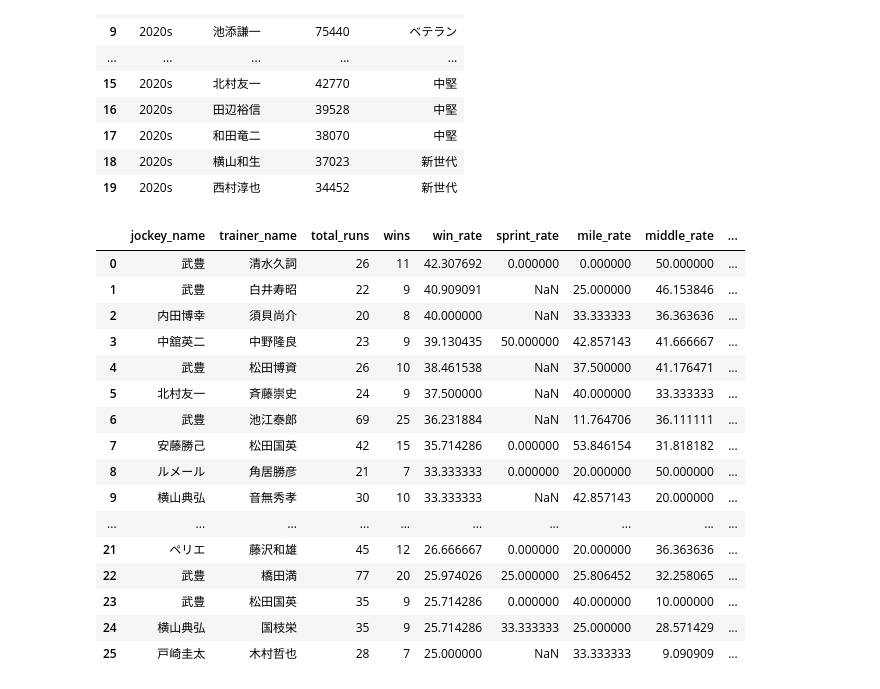
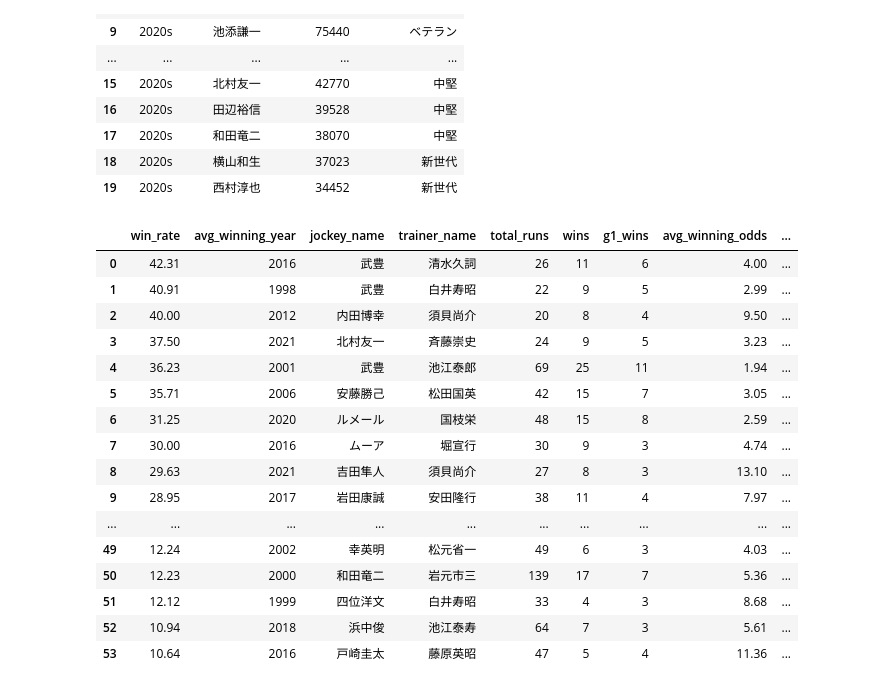
Before and after one commit to nozomusudo/stallion-analytics, a Jupyter notebook: packages/ml-analysis/notebooks/06_simple_postgresql_sql.ipynb, the cells around one changed output. Saved outputs shown, nothing was run; the diff lists cells and outputs as text; code cells hidden in the pictures.

```diff
--- a/packages/ml-analysis/notebooks/06_simple_postgresql_sql.ipynb
+++ b/packages/ml-analysis/notebooks/06_simple_postgresql_sql.ipynb
@@ -879,51 +879,76 @@ query ("""
             COUNT (*) AS total_runs,
             COUNT (CASE WHEN rr.finish_position = 1 THEN 1 END) AS wins,
             COUNT (CASE WHEN rr.finish_position = 1 THEN 1 END) * 100.0 / COUNT(*) AS win_rate,
+            COUNT (CASE WHEN rr.finish_position = 1 AND r.grade = 'G1' THEN 1 END) AS g1_wins,
 
             -- 距離帯別勝率を計算
             COUNT(CASE WHEN r.distance::INTEGER <= 1200 AND rr.finish_position = 1 THEN 1 END) * 100.0
                 / NULLIF(COUNT(CASE WHEN r.distance::INTEGER <= 1200 THEN 1 END), 0) AS sprint_rate,
             COUNT(CASE WHEN r.distance::INTEGER BETWEEN 1201 AND 1800 AND rr.finish_position = 1 THEN 1 END) * 100.0
                 / NULLIF(COUNT(CASE WHEN r.distance::INTEGER BETWEEN 1201 AND 1800 THEN 1 END), 0) AS mile_rate,
             COUNT(CASE WHEN r.distance::INTEGER BETWEEN 1801 AND 2400 AND rr.finish_position = 1 THEN 1 END) * 100.0
                 / NULLIF(COUNT(CASE WHEN r.distance::INTEGER BETWEEN 1801 AND 2400 THEN 1 END), 0) AS middle_rate,
             COUNT(CASE WHEN r.distance::INTEGER > 2400 AND rr.finish_position = 1 THEN 1 END) * 100.0
-                / NULLIF(COUNT(CASE WHEN r.distance::INTEGER > 2400 THEN 1 END), 0) AS long_rate
+                / NULLIF(COUNT(CASE WHEN r.distance::INTEGER > 2400 THEN 1 END), 0) AS long_rate,
+
+            -- 得意競馬場
+            MODE() WITHIN GROUP (ORDER BY
+                CASE WHEN rr.finish_position = 1 THEN r.track_name END)
+                AS favorite_track,
+
+            -- 主な代表馬
+            MAX(CASE WHEN rr.finish_position = 1 THEN rr.horse_name END) AS top_horse,
+
+            -- 勝利レースにおけるオッズの平均
+            AVG(CASE WHEN rr.finish_position =1 THEN rr.odds END) AS avg_winning_odds,
+
+            -- 勝利レースにおける平均開催年
+            AVG(CASE WHEN rr.finish_position = 1 THEN EXTRACT(YEAR FROM r.race_date) END) AS avg_winning_year
 
         FROM race_results rr
         JOIN races r ON r.race_id = rr.race_id
         GROUP BY rr.jockey_name, rr.trainer_name
         HAVING COUNT(*) >= 20
             AND COUNT (CASE WHEN r.grade = 'G1' AND rr.finish_position = 1 THEN 1 END) >= 1
     )
     SELECT
-        *,
+        ROUND(win_rate, 2) AS win_rate,
+        ROUND(avg_winning_year, 0)::INTEGER AS avg_winning_year,
+        jockey_name,
+        trainer_name,
+        total_runs,
+        wins,
+        g1_wins,
+        ROUND(avg_winning_odds, 2) AS avg_winning_odds,
         CASE
             WHEN GREATEST(COALESCE(sprint_rate, 0), COALESCE(mile_rate, 0), COALESCE(long_rate, 0)) = COALESCE(sprint_rate, 0) THEN '短距離'
             WHEN GREATEST(COALESCE(sprint_rate, 0), COALESCE(mile_rate, 0), COALESCE(long_rate, 0)) = COALESCE(mile_rate, 0) THEN 'マイル'
             WHEN GREATEST(COALESCE(sprint_rate, 0), COALESCE(mile_rate, 0), COALESCE(long_rate, 0)) = COALESCE(middle_rate, 0) THEN '中距離'
             ELSE '長距離'
-        END AS best_distance_type
+        END AS best_distance_type,
+        favorite_track,
+        top_horse
     FROM jockey_trainer_stats
-    WHERE win_rate >= 25.0
+    WHERE win_rate >= 10.0
+          AND g1_wins >= 3
     ORDER BY win_rate DESC
 
 """)
 # %% [output]
-|  | jockey_name | trainer_name | total_runs | wins | win_rate | sprint_rate | mile_rate | middle_rate | ... |
-| 0 | 武豊 | 清水久詞 | 26 | 11 | 42.307692 | 0.000000 | 0.000000 | 50.000000 | ... |
-| 1 | 武豊 | 白井寿昭 | 22 | 9 | 40.909091 | NaN | 25.000000 | 46.153846 | ... |
-| 2 | 内田博幸 | 須貝尚介 | 20 | 8 | 40.000000 | NaN | 33.333333 | 36.363636 | ... |
-| 3 | 中舘英二 | 中野隆良 | 23 | 9 | 39.130435 | 50.000000 | 42.857143 | 41.666667 | ... |
-| 4 | 武豊 | 松田博資 | 26 | 10 | 38.461538 | NaN | 37.500000 | 41.176471 | ... |
-| 5 | 北村友一 | 斉藤崇史 | 24 | 9 | 37.500000 | NaN | 40.000000 | 33.333333 | ... |
-| 6 | 武豊 | 池江泰郎 | 69 | 25 | 36.231884 | NaN | 11.764706 | 36.111111 | ... |
-| 7 | 安藤勝己 | 松田国英 | 42 | 15 | 35.714286 | 0.000000 | 53.846154 | 31.818182 | ... |
-| 8 | ルメール | 角居勝彦 | 21 | 7 | 33.333333 | 0.000000 | 20.000000 | 50.000000 | ... |
-| 9 | 横山典弘 | 音無秀孝 | 30 | 10 | 33.333333 | NaN | 42.857143 | 20.000000 | ... |
+|  | win_rate | avg_winning_year | jockey_name | trainer_name | total_runs | wins | g1_wins | avg_winning_odds | ... |
+| 0 | 42.31 | 2016 | 武豊 | 清水久詞 | 26 | 11 | 6 | 4.00 | ... |
+| 1 | 40.91 | 1998 | 武豊 | 白井寿昭 | 22 | 9 | 5 | 2.99 | ... |
+| 2 | 40.00 | 2012 | 内田博幸 | 須貝尚介 | 20 | 8 | 4 | 9.50 | ... |
+| 3 | 37.50 | 2021 | 北村友一 | 斉藤崇史 | 24 | 9 | 5 | 3.23 | ... |
+| 4 | 36.23 | 2001 | 武豊 | 池江泰郎 | 69 | 25 | 11 | 1.94 | ... |
+| 5 | 35.71 | 2006 | 安藤勝己 | 松田国英 | 42 | 15 | 7 | 3.05 | ... |
+| 6 | 31.25 | 2020 | ルメール | 国枝栄 | 48 | 15 | 8 | 2.59 | ... |
+| 7 | 30.00 | 2016 | ムーア | 堀宣行 | 30 | 9 | 3 | 4.74 | ... |
+| 8 | 29.63 | 2021 | 吉田隼人 | 須貝尚介 | 27 | 8 | 3 | 13.10 | ... |
+| 9 | 28.95 | 2017 | 岩田康誠 | 安田隆行 | 38 | 11 | 4 | 7.97 | ... |
 | ... | ... | ... | ... | ... | ... | ... | ... | ... | ... |
-| 21 | ペリエ | 藤沢和雄 | 45 | 12 | 26.666667 | 0.000000 | 20.000000 | 36.363636 | ... |
-| 22 | 武豊 | 橋田満 | 77 | 20 | 25.974026 | 25.000000 | 25.806452 | 32.258065 | ... |
-| 23 | 武豊 | 松田国英 | 35 | 9 | 25.714286 | 0.000000 | 40.000000 | 10.000000 | ... |
-| 24 | 横山典弘 | 国枝栄 | 35 | 9 | 25.714286 | 33.333333 | 25.000000 | 28.571429 | ... |
-| 25 | 戸崎圭太 | 木村哲也 | 28 | 7 | 25.000000 | NaN | 33.333333 | 9.090909 | ... |
+| 49 | 12.24 | 2002 | 幸英明 | 松元省一 | 49 | 6 | 3 | 4.03 | ... |
+| 50 | 12.23 | 2000 | 和田竜二 | 岩元市三 | 139 | 17 | 7 | 5.36 | ... |
+| 51 | 12.12 | 1999 | 四位洋文 | 白井寿昭 | 33 | 4 | 3 | 8.68 | ... |
+| 52 | 10.94 | 2018 | 浜中俊 | 池江泰寿 | 64 | 7 | 3 | 5.61 | ... |
+| 53 | 10.64 | 2016 | 戸崎圭太 | 藤原英昭 | 47 | 5 | 4 | 11.36 | ... |
```
Also changed, not shown: parts of 1 cell of this notebook.
